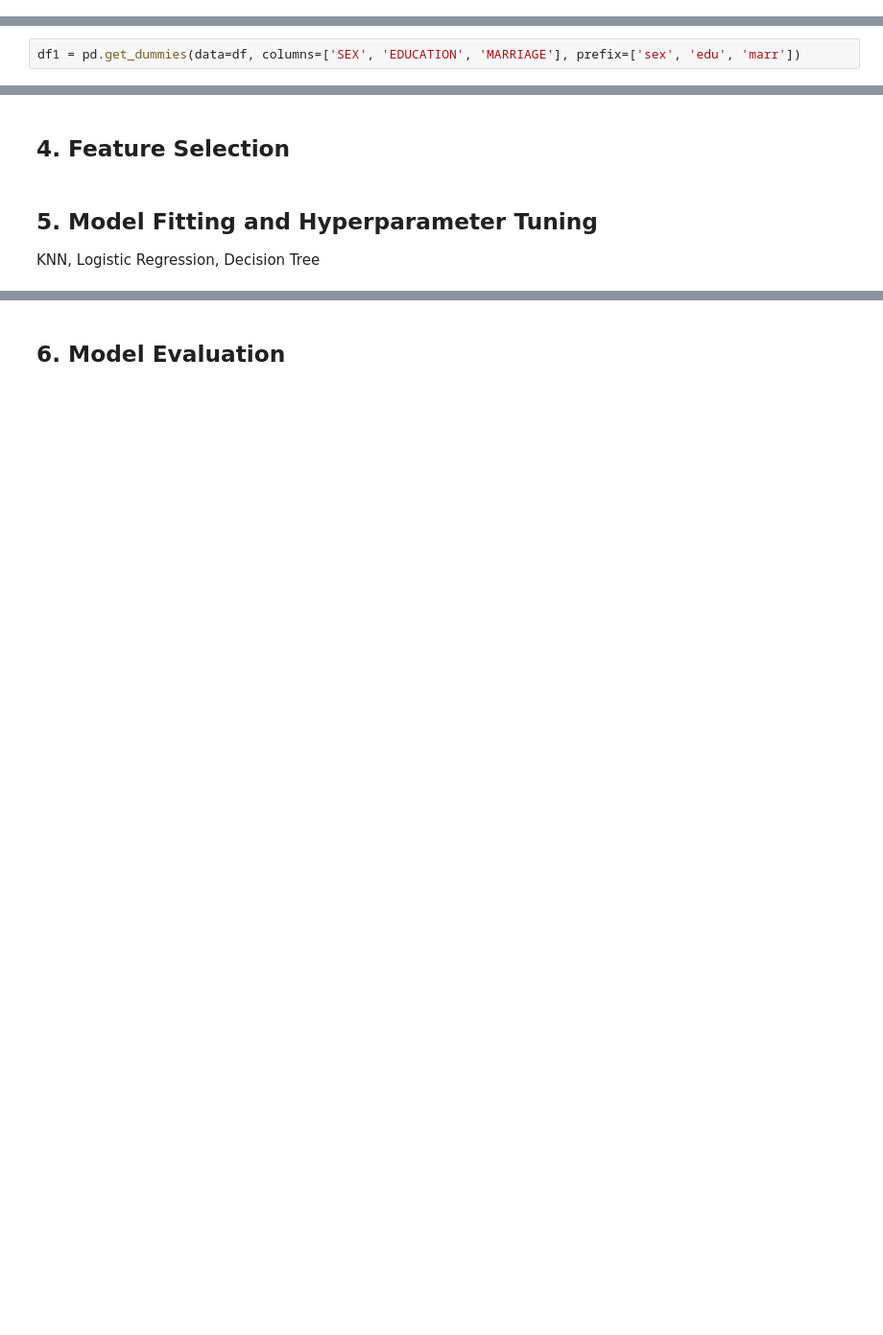
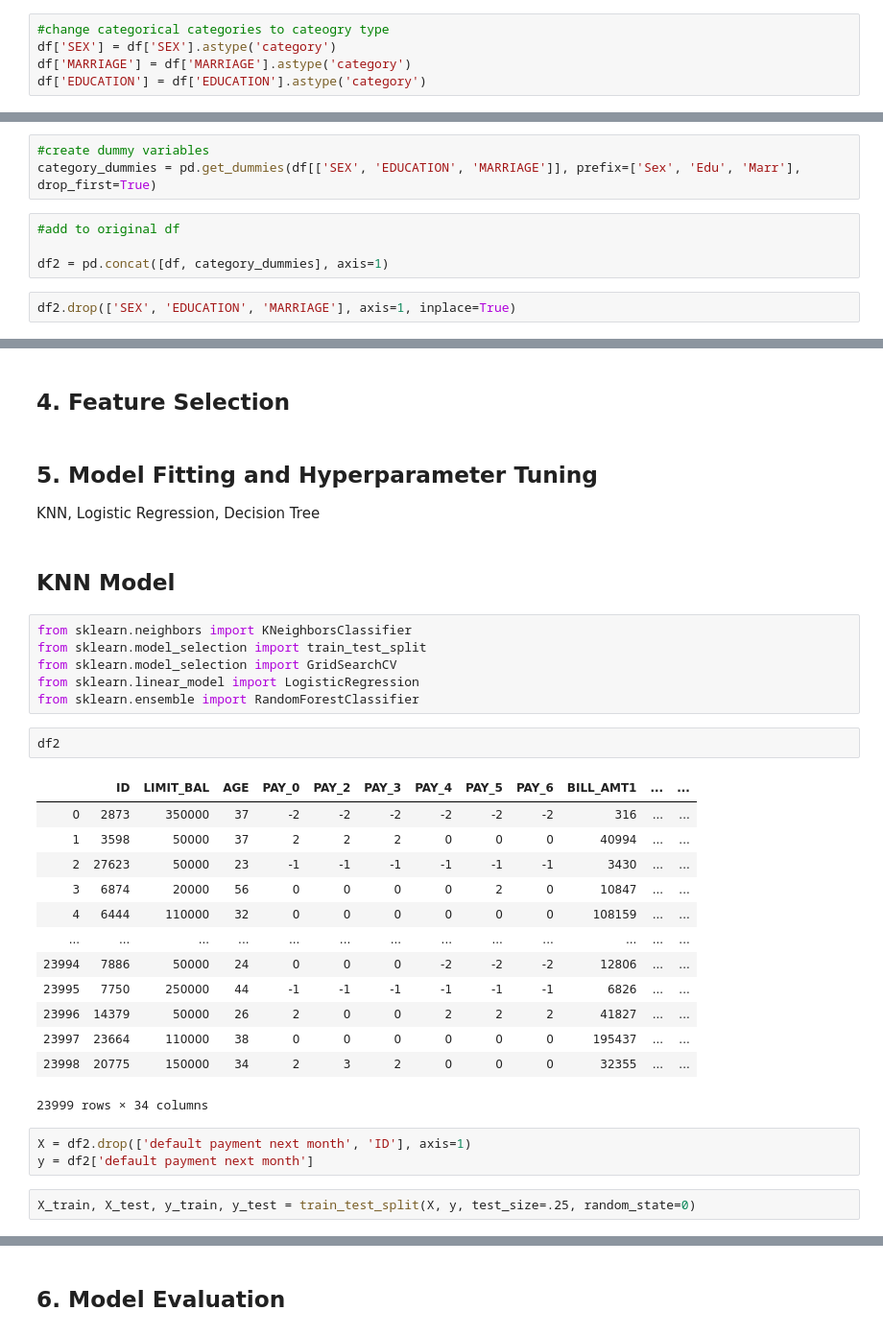
Before and after one commit to jacksonbull87/nyc-mhtn-ds-010620-lectures, a Jupyter notebook: week-9/classification-assessment/classification-assessment.ipynb, the cells around one changed output, grey strips where cells are left out. Shown at 96% size. Drawn from its saved outputs; the diff is of its cells as text; blank space fills up the shorter version.

```diff
--- a/week-9/classification-assessment/classification-assessment.ipynb
+++ b/week-9/classification-assessment/classification-assessment.ipynb
@@ -80,6 +89,11 @@ default payment next month  MARRIAGE
                             3              69
                             0               3
 Name: MARRIAGE, dtype: int64
+# %%
+#change categorical categories to cateogry type
+df['SEX'] = df['SEX'].astype('category')
+df['MARRIAGE'] = df['MARRIAGE'].astype('category')
+df['EDUCATION'] = df['EDUCATION'].astype('category')
 # %% [markdown]
 ## 2. EDA
 # %%
@@ -121,3 +152,10 @@ df
 # %%
-df1 = pd.get_dummies(data=df, columns=['SEX', 'EDUCATION', 'MARRIAGE'], prefix=['sex', 'edu', 'marr'])
+#create dummy variables
+category_dummies = pd.get_dummies(df[['SEX', 'EDUCATION', 'MARRIAGE']], prefix=['Sex', 'Edu', 'Marr'], drop_first=True)
+# %%
+#add to original df
+
+df2 = pd.concat([df, category_dummies], axis=1)
+# %%
+df2.drop(['SEX', 'EDUCATION', 'MARRIAGE'], axis=1, inplace=True)
 # %%
@@ -136,3 +173,32 @@ Index(['ID', 'LIMIT_BAL', 'AGE', 'PAY_0', 'PAY_2', 'PAY_3', 'PAY_4', 'PAY_5',
 # %% [markdown]
 ## 5. Model Fitting and Hyperparameter Tuning
 KNN, Logistic Regression, Decision Tree
+# %% [markdown]
+## KNN Model
+# %%
+from sklearn.neighbors import KNeighborsClassifier
+from sklearn.model_selection import train_test_split
+from sklearn.model_selection import GridSearchCV
+from sklearn.linear_model import LogisticRegression
+from sklearn.ensemble import RandomForestClassifier
+# %%
+df2
+# %% [output]
+|  | ID | LIMIT_BAL | AGE | PAY_0 | PAY_2 | PAY_3 | PAY_4 | PAY_5 | PAY_6 | BILL_AMT1 | ... | ... |
+| 0 | 2873 | 350000 | 37 | -2 | -2 | -2 | -2 | -2 | -2 | 316 | ... | ... |
+| 1 | 3598 | 50000 | 37 | 2 | 2 | 2 | 0 | 0 | 0 | 40994 | ... | ... |
+| 2 | 27623 | 50000 | 23 | -1 | -1 | -1 | -1 | -1 | -1 | 3430 | ... | ... |
+| 3 | 6874 | 20000 | 56 | 0 | 0 | 0 | 0 | 2 | 0 | 10847 | ... | ... |
+| 4 | 6444 | 110000 | 32 | 0 | 0 | 0 | 0 | 0 | 0 | 108159 | ... | ... |
+| ... | ... | ... | ... | ... | ... | ... | ... | ... | ... | ... | ... | ... |
+| 23994 | 7886 | 50000 | 24 | 0 | 0 | 0 | -2 | -2 | -2 | 12806 | ... | ... |
+| 23995 | 7750 | 250000 | 44 | -1 | -1 | -1 | -1 | -1 | -1 | 6826 | ... | ... |
+| 23996 | 14379 | 50000 | 26 | 2 | 0 | 0 | 2 | 2 | 2 | 41827 | ... | ... |
+| 23997 | 23664 | 110000 | 38 | 0 | 0 | 0 | 0 | 0 | 0 | 195437 | ... | ... |
+| 23998 | 20775 | 150000 | 34 | 2 | 3 | 2 | 0 | 0 | 0 | 32355 | ... | ... |
+23999 rows × 34 columns
+# %%
+X = df2.drop(['default payment next month', 'ID'], axis=1)
+y = df2['default payment next month']
+# %%
+X_train, X_test, y_train, y_test = train_test_split(X, y, test_size=.25, random_state=0)
```
Also changed, not shown: parts of 100 cells of this notebook, 3 other files.
